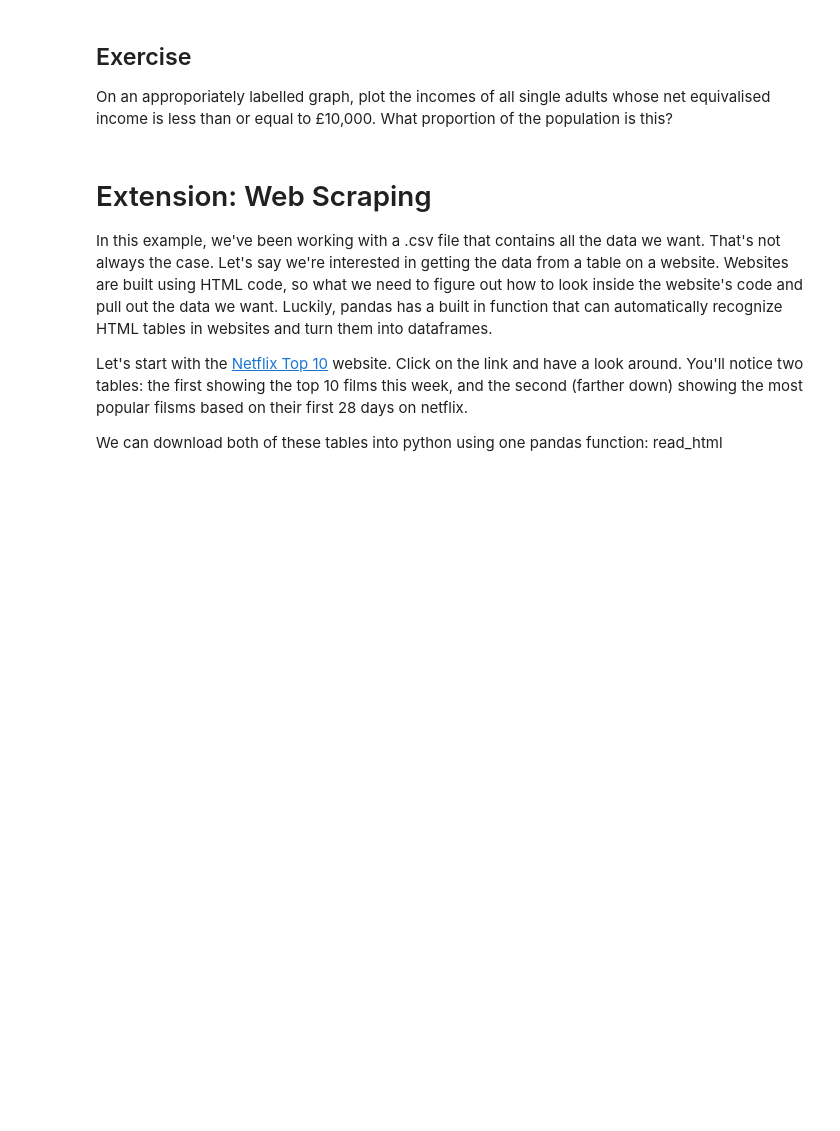
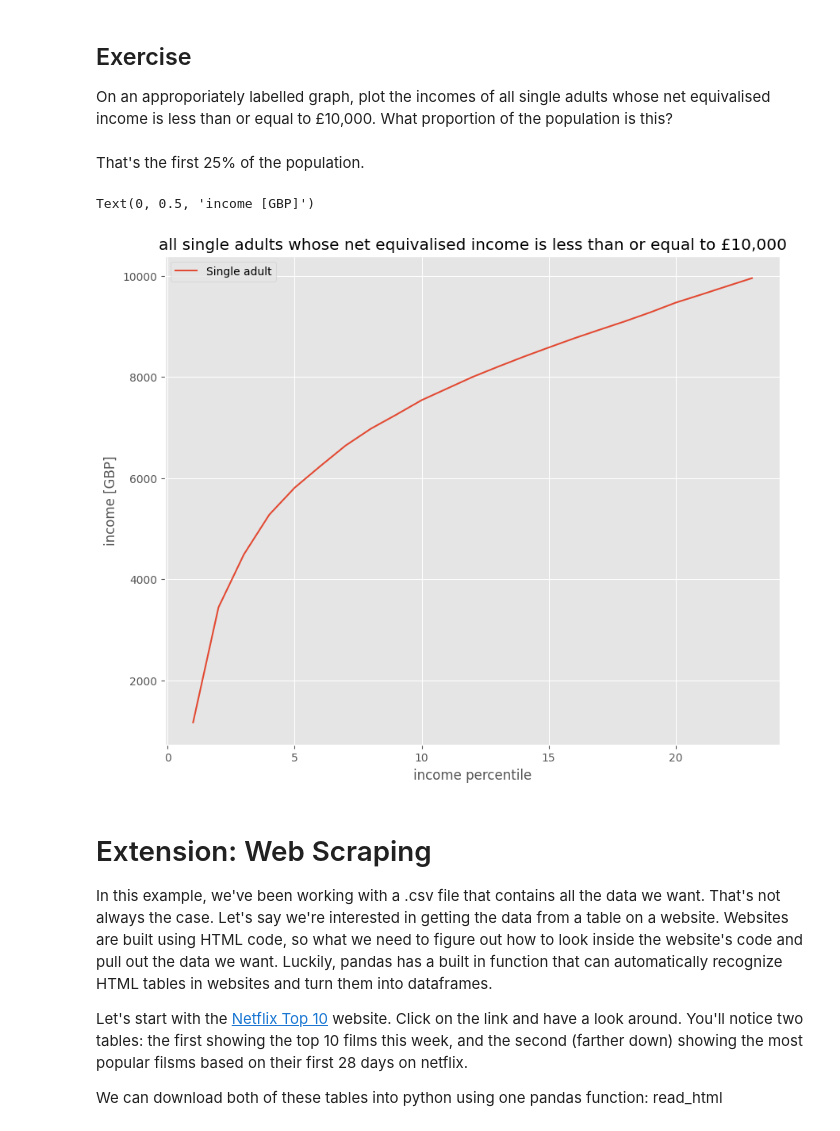
Before and after one commit to pppppenny/QM2, a Jupyter notebook: notebooks/W02. Pandas.ipynb, the cells around one changed output. Cells and saved outputs as stored; diff of their text form; code cells hidden in the pictures; blank space fills up the shorter version.

```diff
--- a/notebooks/W02. Pandas.ipynb
+++ b/notebooks/W02. Pandas.ipynb
@@ -345,6 +405,20 @@ We won't dwell on comparative operative, here we've used ">" to mean "is greater
 # %% [markdown]
 ## Exercise
 On an approporiately labelled graph, plot the incomes of all single adults whose net equivalised income is less than or equal to £10,000. What proportion of the population is this?
+# %% [markdown]
+That's the first 25% of the population.
+# %%
+sa = income[['Single adult']]
+sa = sa.replace(',','',regex=True)
+sa = sa.replace('-','NaN',regex=True).astype('float')
+sa.head()
+sa[sa['Single adult']<=10000].plot()
+plt.title('all single adults whose net equivalised income is less than or equal to £10,000')
+plt.xlabel('income percentile')
+plt.ylabel('income [GBP]')
+# %% [output]
+Text(0, 0.5, 'income [GBP]')
+[figure, added]
 # %% [markdown]
 # Extension: Web Scraping
 
```
Also changed, not shown: parts of 18 cells of this notebook.
